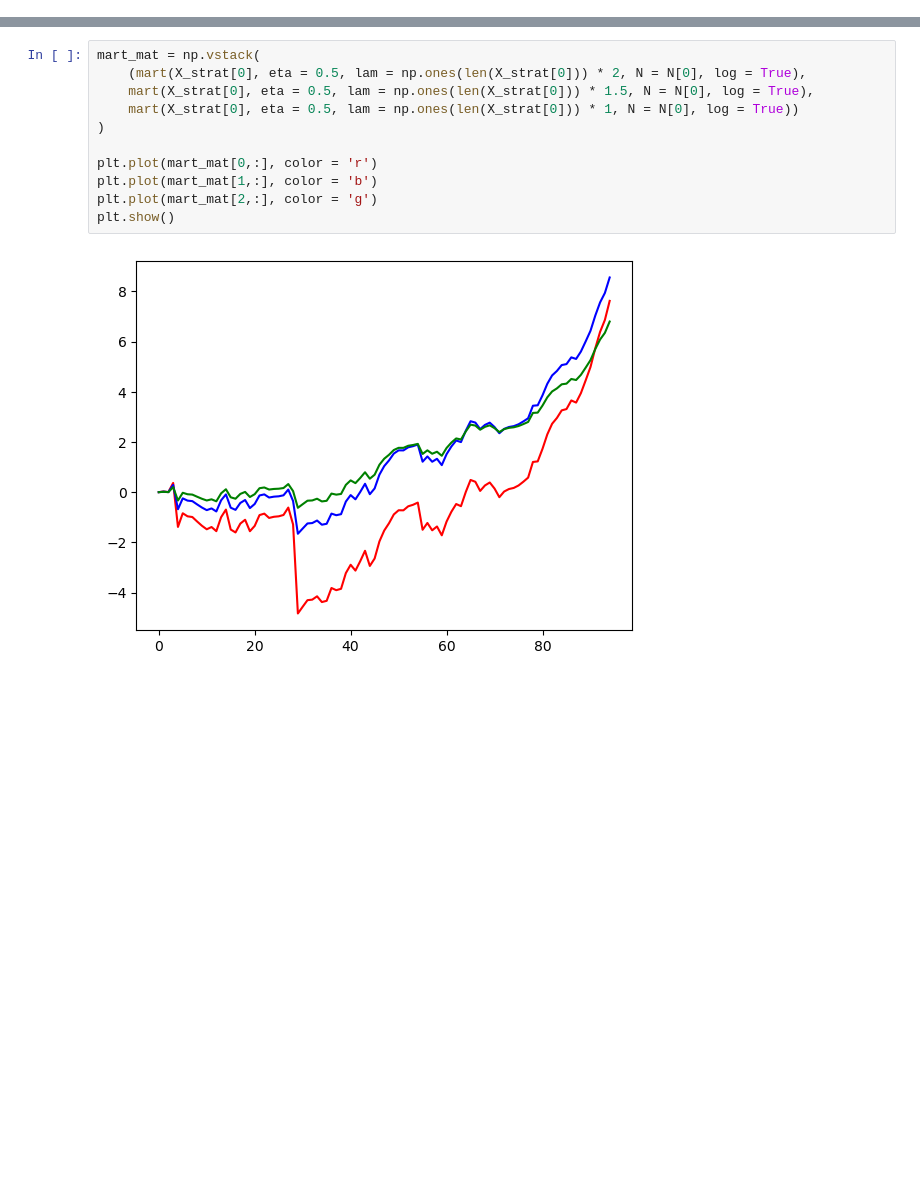
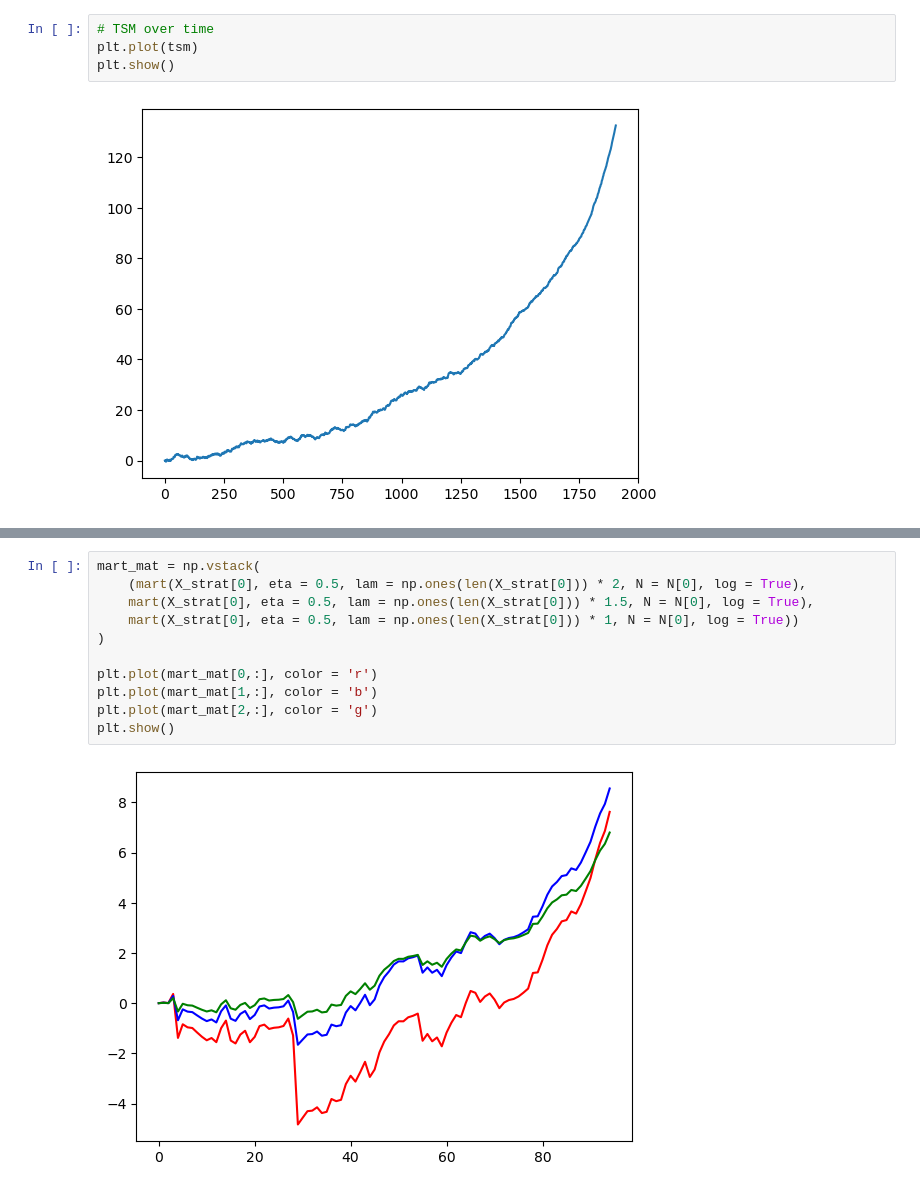
Before and after one commit to spertus/UI-TS, a Jupyter notebook: Code/stratification.ipynb, the cells around one changed output, grey strips where cells are left out. Drawn from its saved outputs; the diff is of its cells as text; blank space fills up the shorter version.

```diff
--- a/Code/stratification.ipynb
+++ b/Code/stratification.ipynb
@@ -23,0 +77,6 @@ np.random.seed(1337)
+# %%
+# TSM over time
+plt.plot(tsm)
+plt.show()
+# %% [output]
+[figure, added]
```
Also changed, not shown: parts of 18 cells of this notebook, 3 other files.
